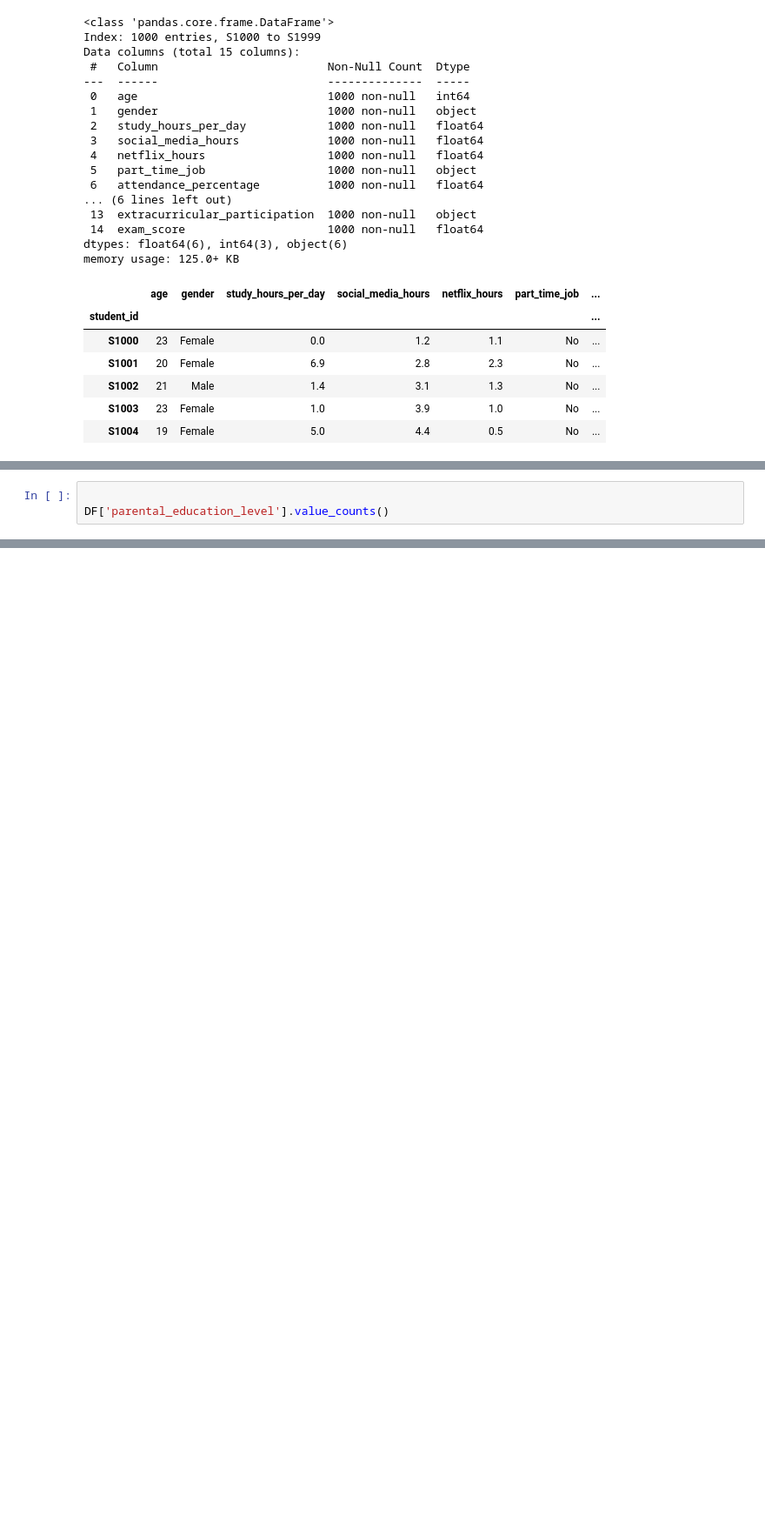
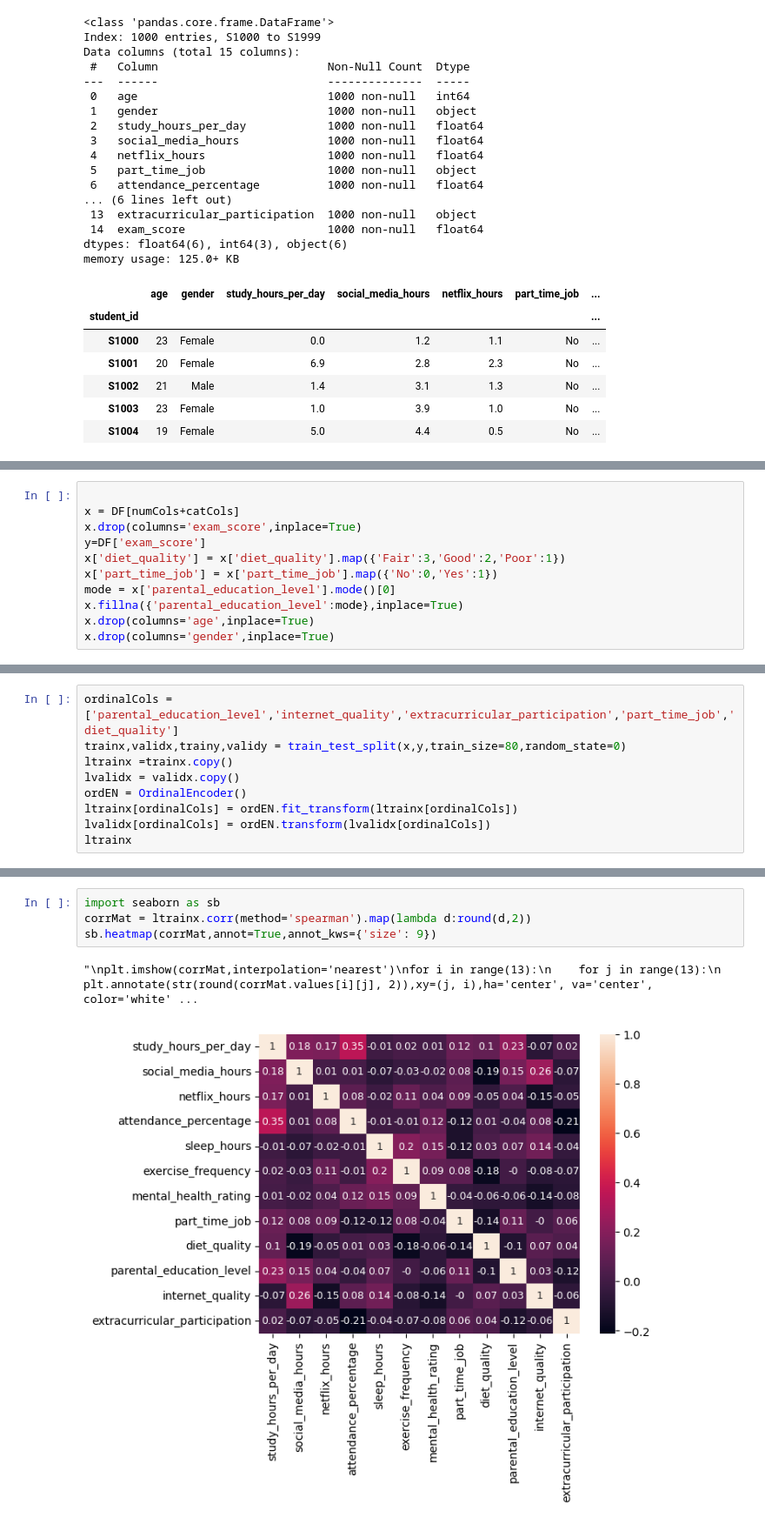
Before and after one commit to kreeett/StudentHabitProject, a Jupyter notebook: main.ipynb, the cells around one changed output, grey strips where cells are left out. Shown at 87% size. Drawn from its saved outputs; the diff is of its cells as text; blank space fills up the shorter version.

```diff
--- a/main.ipynb
+++ b/main.ipynb
@@ -65,4 +71,12 @@ DF[numCols].corr()
 # %%
 
-DF['parental_education_level'].value_counts()
+x = DF[numCols+catCols]
+x.drop(columns='exam_score',inplace=True)
+y=DF['exam_score']
+x['diet_quality'] = x['diet_quality'].map({'Fair':3,'Good':2,'Poor':1})
+x['part_time_job'] = x['part_time_job'].map({'No':0,'Yes':1})
+mode = x['parental_education_level'].mode()[0]
+x.fillna({'parental_education_level':mode},inplace=True)
+x.drop(columns='age',inplace=True)
+x.drop(columns='gender',inplace=True)
 # %% [output]
@@ -103,0 +100,9 @@ DF[DF['mental_health_rating']>5]['parental_education_level'].unique()
+# %%
+ordinalCols = ['parental_education_level','internet_quality','extracurricular_participation','part_time_job','diet_quality']
+trainx,validx,trainy,validy = train_test_split(x,y,train_size=80,random_state=0)
+ltrainx =trainx.copy()
+lvalidx = validx.copy()
+ordEN = OrdinalEncoder()
+ltrainx[ordinalCols] = ordEN.fit_transform(ltrainx[ordinalCols])
+lvalidx[ordinalCols] = ordEN.transform(lvalidx[ordinalCols])
+ltrainx
@@ -103,0 +124,7 @@ DF[DF['mental_health_rating']>5]['parental_education_level'].unique()
+# %%
+import seaborn as sb
+corrMat = ltrainx.corr(method='spearman').map(lambda d:round(d,2))
+sb.heatmap(corrMat,annot=True,annot_kws={'size': 9})
+# %% [output]
+"\nplt.imshow(corrMat,interpolation='nearest')\nfor i in range(13):\n    for j in range(13):\n        plt.annotate(str(round(corrMat.values[i][j], 2)),xy=(j, i),ha='center', va='center', color='white' ...
+[figure, added]
```
Also changed, not shown: parts of 6 cells of this notebook.
